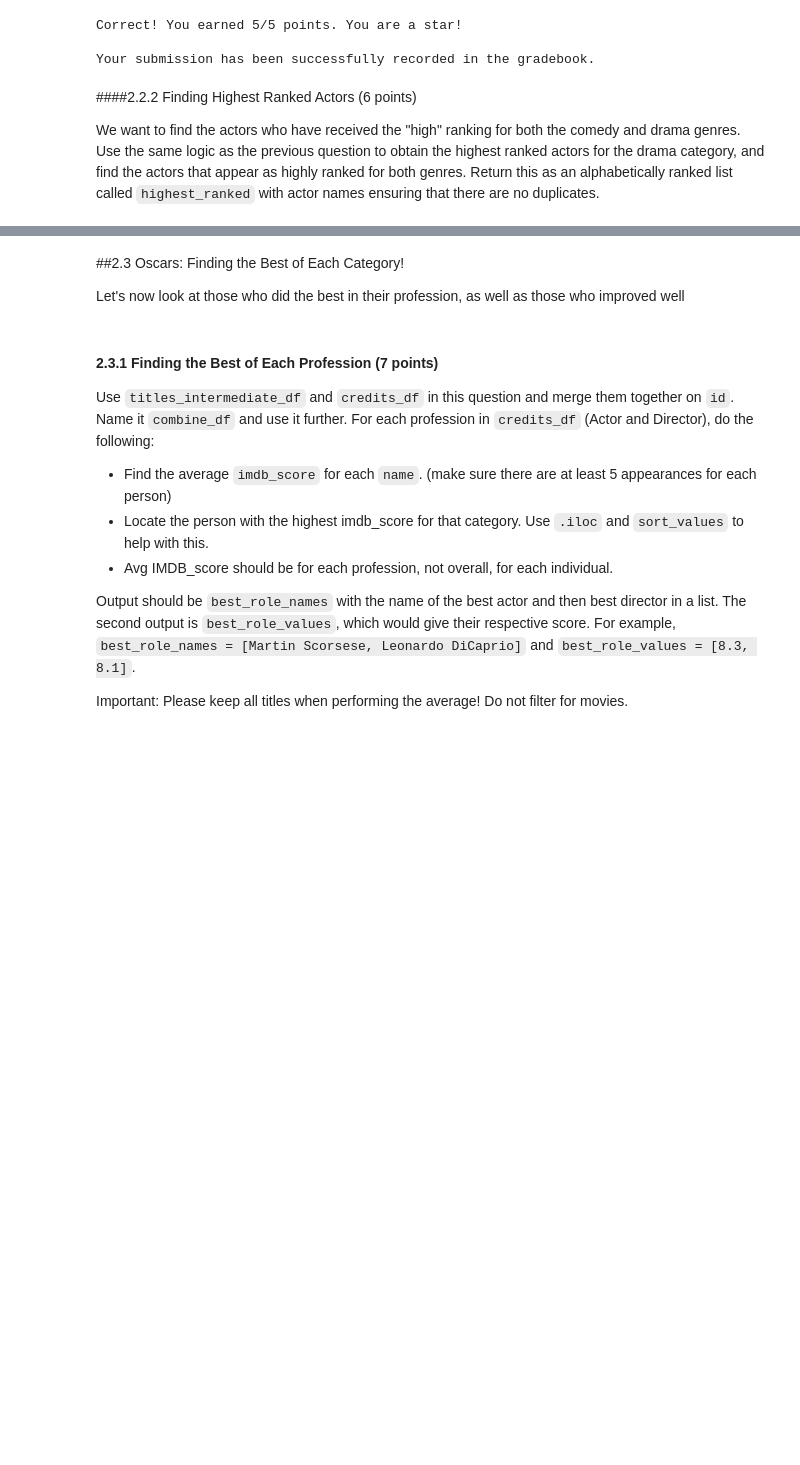
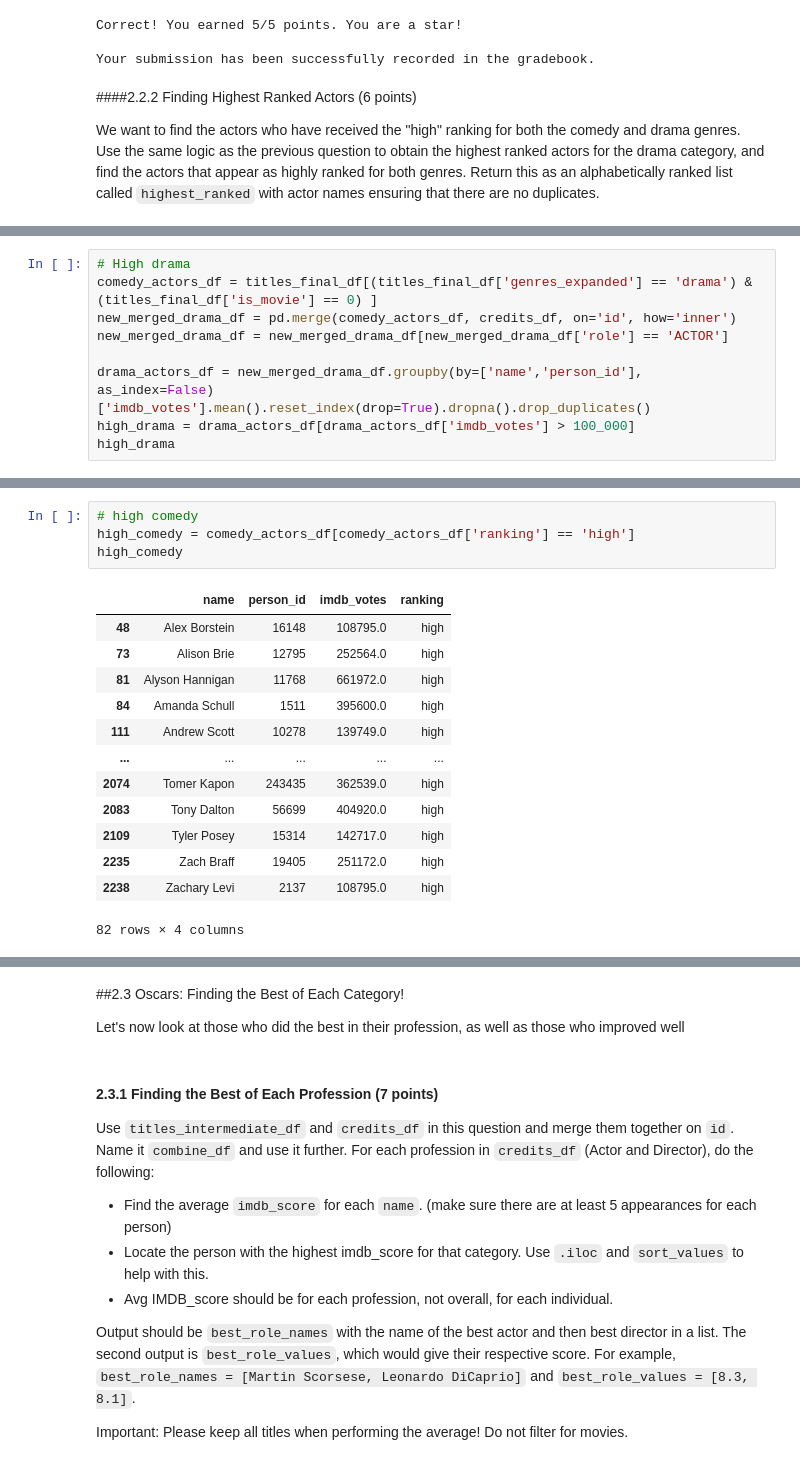
Before and after one commit to YanfuOu/CIS545, a Jupyter notebook: Yanfu_HW_1_FA2024.ipynb, the cells around one changed output, grey strips where cells are left out. Drawn from its saved outputs; the diff is of its cells as text; blank space fills up the shorter version.

```diff
--- a/Yanfu_HW_1_FA2024.ipynb
+++ b/Yanfu_HW_1_FA2024.ipynb
@@ -973,0 +972,9 @@ We want to find the actors who have received the "high" ranking for both the com
+# %%
+# High drama
+comedy_actors_df = titles_final_df[(titles_final_df['genres_expanded'] == 'drama') & (titles_final_df['is_movie'] == 0) ]
+new_merged_drama_df = pd.merge(comedy_actors_df, credits_df, on='id', how='inner')
+new_merged_drama_df = new_merged_drama_df[new_merged_drama_df['role'] == 'ACTOR']
+
+drama_actors_df = new_merged_drama_df.groupby(by=['name','person_id'], as_index=False)['imdb_votes'].mean().reset_index(drop=True).dropna().drop_duplicates()
+high_drama = drama_actors_df[drama_actors_df['imdb_votes'] > 100_000]
+high_drama
@@ -973,0 +995,18 @@ We want to find the actors who have received the "high" ranking for both the com
+# %%
+# high comedy
+high_comedy = comedy_actors_df[comedy_actors_df['ranking'] == 'high']
+high_comedy
+# %% [output]
+|  | name | person_id | imdb_votes | ranking |
+| 48 | Alex Borstein | 16148 | 108795.0 | high |
+| 73 | Alison Brie | 12795 | 252564.0 | high |
+| 81 | Alyson Hannigan | 11768 | 661972.0 | high |
+| 84 | Amanda Schull | 1511 | 395600.0 | high |
+| 111 | Andrew Scott | 10278 | 139749.0 | high |
+| ... | ... | ... | ... | ... |
+| 2074 | Tomer Kapon | 243435 | 362539.0 | high |
+| 2083 | Tony Dalton | 56699 | 404920.0 | high |
+| 2109 | Tyler Posey | 15314 | 142717.0 | high |
+| 2235 | Zach Braff | 19405 | 251172.0 | high |
+| 2238 | Zachary Levi | 2137 | 108795.0 | high |
+82 rows × 4 columns
```
Also changed, not shown: parts of 5 cells of this notebook.
